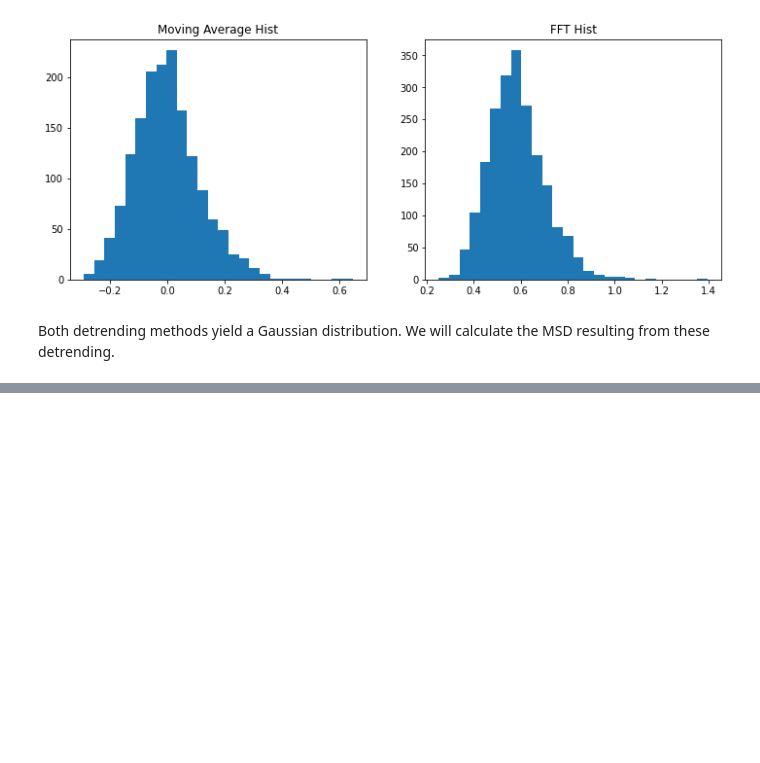
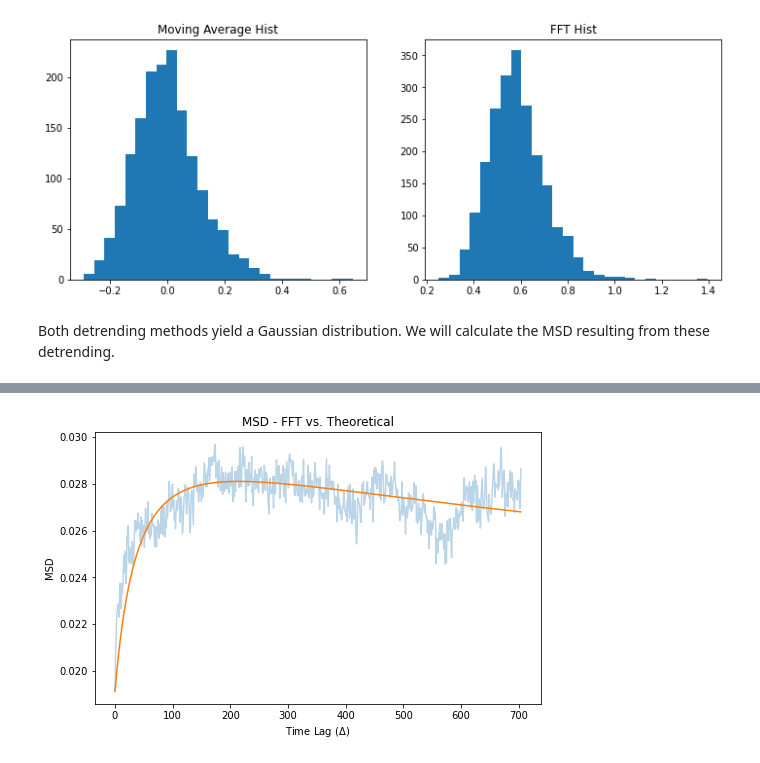
Before and after one commit to xxtofff/Physics-305, a Jupyter notebook: notebooks/light_curves.ipynb, the cells around one changed output, grey strips where cells are left out. Saved outputs shown, nothing was run; the diff lists cells and outputs as text; code cells hidden in the pictures; blank space fills up the shorter version.

```diff
--- a/notebooks/light_curves.ipynb
+++ b/notebooks/light_curves.ipynb
@@ -249,0 +288,18 @@ plt.show()
+# %%
+mu_opt, beta_opt, tau_opt = opt_params
+msd_theo_array = msd_theo(msd_lag, mu_opt, beta_opt, tau_opt)
+
+
+msd_theo_array += fft_msd[0] - msd_theo_array[0]
+
+
+plt.figure(figsize=(8, 5))
+plt.plot(fft_msd, alpha=0.3)
+plt.plot(msd_theo_array)
+
+plt.title('MSD - FFT vs. Theoretical')
+plt.xlabel('Time Lag ($\Delta$)')
+plt.ylabel('MSD')
+plt.show()
+# %% [output]
+[figure, added]
```
Also changed, not shown: parts of 11 cells of this notebook.
